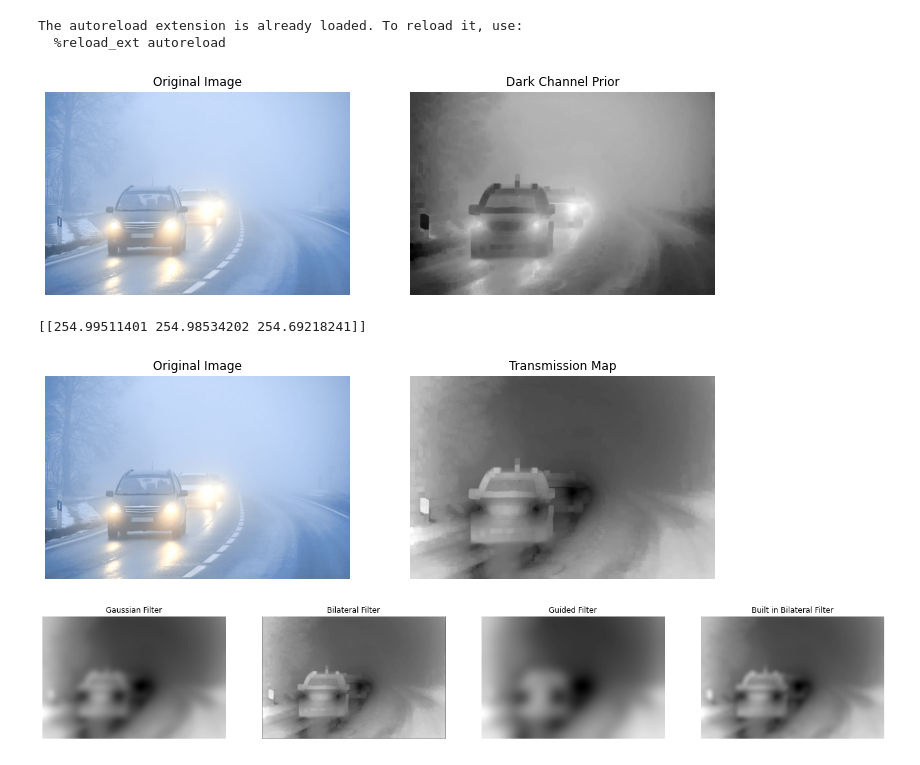
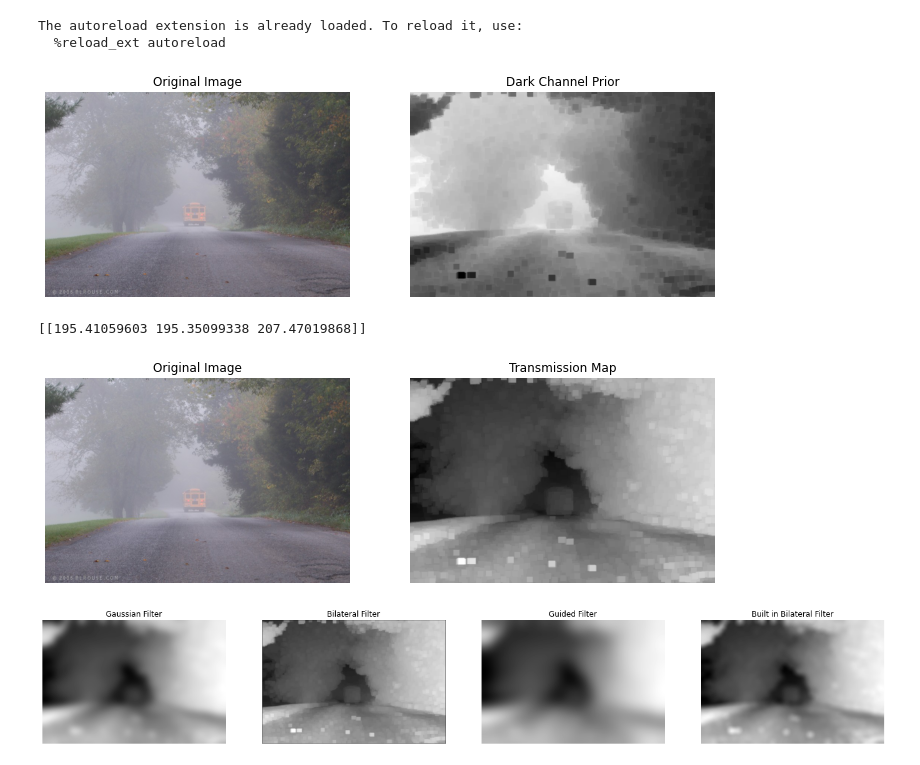
Before and after one commit to YomnaTarek/Fog-Detection-and-Removal, a Jupyter notebook: FogRemovalModule.ipynb, the cells around one changed output. Cells and saved outputs as stored; diff of their text form; code cells hidden in the pictures.

```diff
--- a/FogRemovalModule.ipynb
+++ b/FogRemovalModule.ipynb
@@ -10,26 +10,26 @@ The autoreload extension is already loaded. To reload it, use:
 # %%
 # Dark Channel Prior Function
 # Parameters: Image and the structural element
 # Returns: Dark Channel Prior Image
 def DarkChannelPrior(img, se):
     # Split the image into its channels
     r = img[:, :, 0]
     g = img[:, :, 1]
     b = img[:, :, 2]
     # Get the minimum of the channels
     min_channel = np.minimum(np.minimum(r, g), b)
     # Create a structural element
     structural_element = np.ones((se, se), np.uint8)
     # Get the minimum of the image
     darkChannel = erosion(min_channel, structural_element)
     return darkChannel
 
-img = io.imread('Fog removal testcases/img-foggy-weather-960x.jpg')
+img = io.imread('Fog removal testcases/foggy-school-morning.jpg')
 se = 15
 darkChannel = DarkChannelPrior(img, se)
 show_images([img, darkChannel], ['Original Image', 'Dark Channel Prior'])
 # %% [output]
-[figure, old version]
+[figure, new version]
 # %%
 # Atmospheric Light Estimation Function
 # Parameters: Dark Channel Prior Image and Original Image
@@ -62,7 +62,7 @@ def AtmosphericLightEstimation(darkChannel, img):
 atmosphericLight = AtmosphericLightEstimation(darkChannel, img)
 print(atmosphericLight)
 # %% [output]
-[[254.99511401 254.98534202 254.69218241]]
+[[195.41059603 195.35099338 207.47019868]]
 # %%
 # Transmission Estimation Function
 # Parameters: Original Image, Atmospheric Light and the structural element
@@ -85,7 +85,7 @@ def TransmissionEstimation(img, atmosphericLight, se):
 transmission_map = TransmissionEstimation(img, atmosphericLight, se)
 show_images([img, transmission_map], ['Original Image', 'Transmission Map'])
 # %% [output]
-[figure, old version]
+[figure, new version]
 # %%
 # Bilateral Filter Function
 # A bilateral filter is a non-linear, edge-preserving, and noise-reducing smoothing filter for images.  Slow Performance
@@ -187,7 +187,7 @@ refined_img_guided = SoftMatting(img, transmission_map,'Guided')
 refined_img_built_in_bilateral = SoftMatting(img, transmission_map,'Built in Bilateral')
 show_images([refined_img_gaussian, refined_img_bilateral, refined_img_guided, refined_img_built_in_bilateral], ['Gaussian Filter', 'Bilateral Filter', 'Guided Filter', 'Built in Bilateral Filter'])
 # %% [output]
-[figure, old version]
+[figure, new version]
 # %%
 # Recovering the Scene Radiance Function
 # Parameters: Original Image, Atmospheric Light, Refined Transmission Map, t0
```
Also changed, not shown: parts of 2 cells of this notebook.
